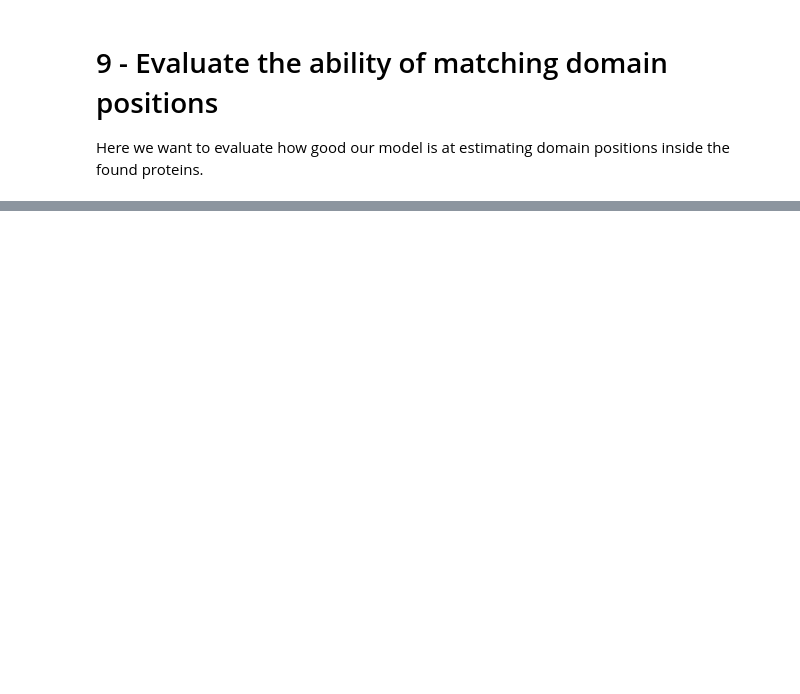
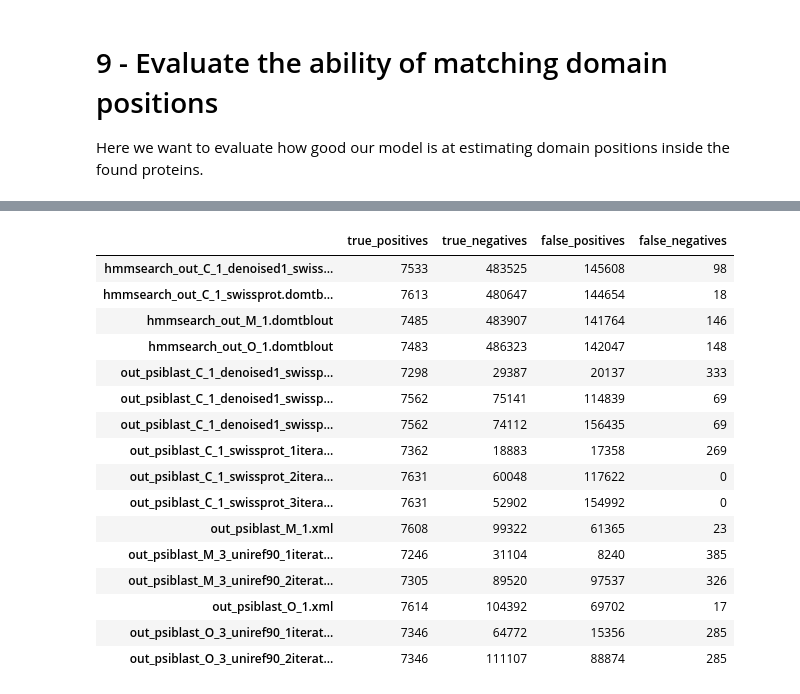
Before and after one commit to AlessandroManente/BD_Project_DS, a Jupyter notebook: Team_1_Project.ipynb, the cells around one changed output, grey strips where cells are left out. Cells and saved outputs as stored; diff of their text form; code cells hidden in the pictures; blank space fills up the shorter version.

```diff
--- a/Team_1_Project.ipynb
+++ b/Team_1_Project.ipynb
@@ -63,0 +84,20 @@ Here we want to evaluate how good our model is at estimating domain positions in
+# %%
+conf_df
+# %% [output]
+|  | true_positives | true_negatives | false_positives | false_negatives |
+| hmmsearch_out_C_1_denoised1_swiss... | 7533 | 483525 | 145608 | 98 |
+| hmmsearch_out_C_1_swissprot.domtb... | 7613 | 480647 | 144654 | 18 |
+| hmmsearch_out_M_1.domtblout | 7485 | 483907 | 141764 | 146 |
+| hmmsearch_out_O_1.domtblout | 7483 | 486323 | 142047 | 148 |
+| out_psiblast_C_1_denoised1_swissp... | 7298 | 29387 | 20137 | 333 |
+| out_psiblast_C_1_denoised1_swissp... | 7562 | 75141 | 114839 | 69 |
+| out_psiblast_C_1_denoised1_swissp... | 7562 | 74112 | 156435 | 69 |
+| out_psiblast_C_1_swissprot_1itera... | 7362 | 18883 | 17358 | 269 |
+| out_psiblast_C_1_swissprot_2itera... | 7631 | 60048 | 117622 | 0 |
+| out_psiblast_C_1_swissprot_3itera... | 7631 | 52902 | 154992 | 0 |
+| out_psiblast_M_1.xml | 7608 | 99322 | 61365 | 23 |
+| out_psiblast_M_3_uniref90_1iterat... | 7246 | 31104 | 8240 | 385 |
+| out_psiblast_M_3_uniref90_2iterat... | 7305 | 89520 | 97537 | 326 |
+| out_psiblast_O_1.xml | 7614 | 104392 | 69702 | 17 |
+| out_psiblast_O_3_uniref90_1iterat... | 7346 | 64772 | 15356 | 285 |
+| out_psiblast_O_3_uniref90_2iterat... | 7346 | 111107 | 88874 | 285 |
```
Also changed, not shown: parts of 4 cells of this notebook, 3 other files.
